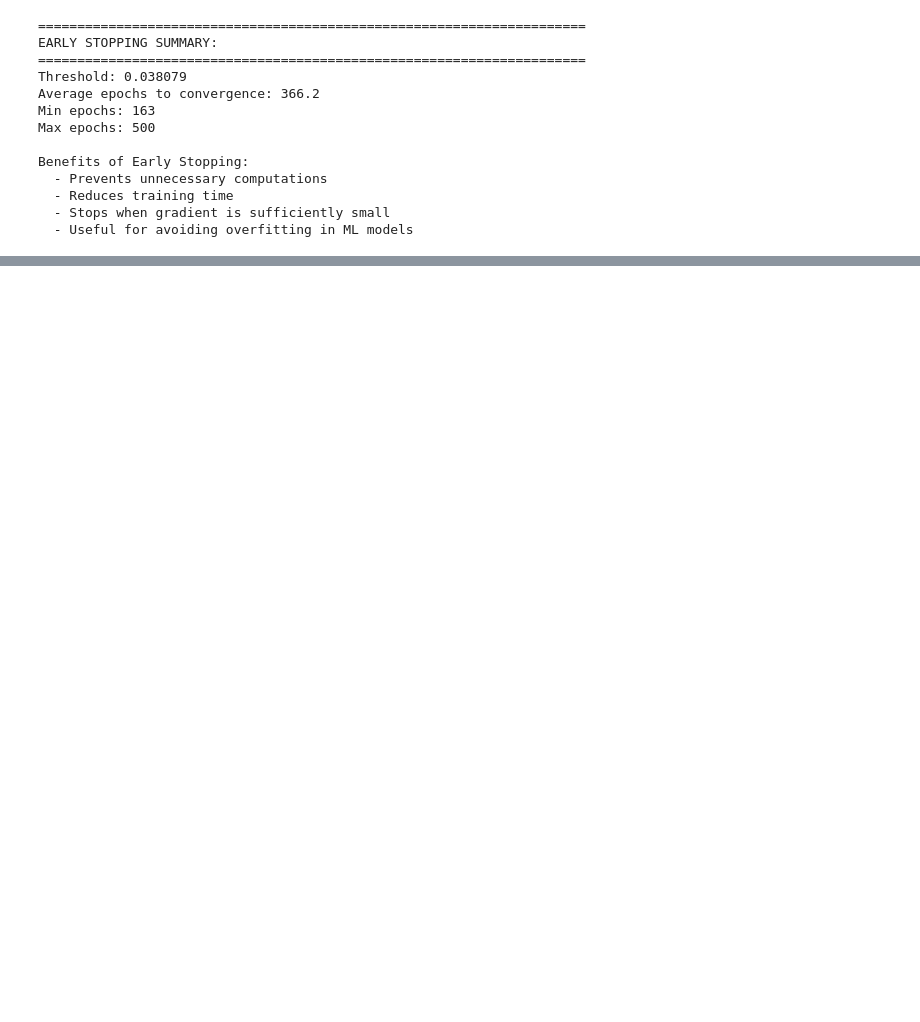
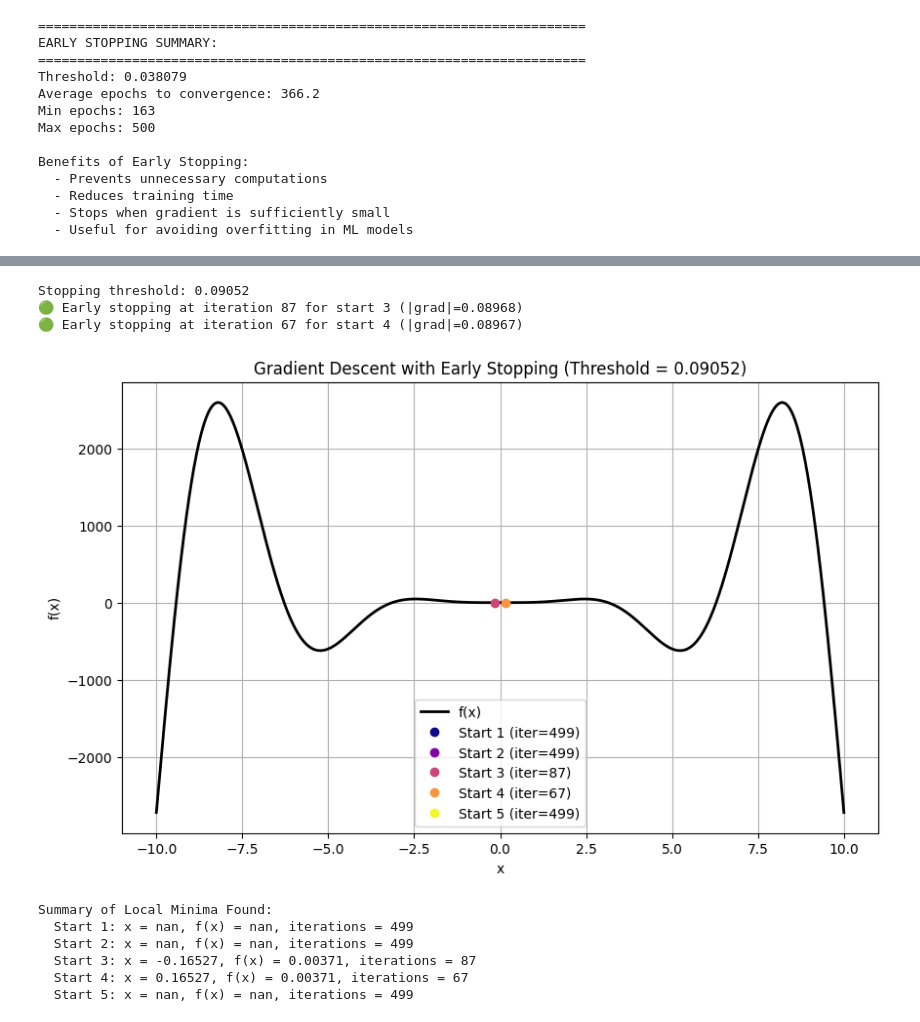
Before and after one commit to jcatillo/Intelligent_Systems, a Jupyter notebook: LESSON_1/ Gradient_Descent/2_Initialization_Effects.ipynb, the cells around one changed output, grey strips where cells are left out. Cells and saved outputs as stored; diff of their text form; code cells hidden in the pictures; blank space fills up the shorter version.

```diff
--- a/LESSON_1/ Gradient_Descent/2_Initialization_Effects.ipynb
+++ b/LESSON_1/ Gradient_Descent/2_Initialization_Effects.ipynb
@@ -608,0 +757,79 @@ Benefits of Early Stopping:
+# %%
+# ======================================
+# Gradient Descent with Early Stopping
+# Function: f(x) = 5x^3 * sin(x)
+# ======================================
+
+import numpy as np
+import matplotlib.pyplot as plt
+
+# Function and derivative definitions
+def f(x):
+    return (5 * x**3) * np.sin(x)
+
+def df(x):
+    return (5 * x**3) * np.cos(x) + (15 * x**2) * np.sin(x)
+
+# Define x range for plotting
+x = np.linspace(-10, 10, 2001)
+
+# Gradient Descent parameters
+learning_rate = 0.01
+training_epochs = 500
+n_starting_points = 5
+
+# Random threshold for early stopping (between 0.05 and 0.15)
+threshold = np.round(np.random.uniform(0.05, 0.15), 5)
+print(f"Stopping threshold: {threshold}")
+
+# Initialize color map
+colors = plt.cm.plasma(np.linspace(0, 1, n_starting_points))
+
+# Storage for results
+localmins = []
+iteration_counts = []
+
+# Gradient Descent with early stopping
+for idx in range(n_starting_points):
+    localmin = np.random.choice(x, 1)[0]
+
+    for i in range(training_epochs):
+        grad = df(localmin)
+        if abs(grad) < threshold:
+            print(f"🟢 Early stopping at iteration {i} for start {idx + 1} (|grad|={abs(grad):.5f})")
+            break
+        localmin = localmin - learning_rate * grad
+
+    localmins.append(localmin)
+    iteration_counts.append(i)
+
+# Plot the function and local minima
+plt.figure(figsize=(10, 6))
+plt.plot(x, f(x), 'k', linewidth=2, label='f(x)')
+
+for idx, localmin in enumerate(localmins):
+    plt.plot(localmin, f(localmin), 'o', color=colors[idx],
+             label=f'Start {idx + 1} (iter={iteration_counts[idx]})')
+
+plt.title(f'Gradient Descent with Early Stopping (Threshold = {threshold})')
+plt.xlabel('x')
+plt.ylabel('f(x)')
+plt.legend()
+plt.grid(True)
+plt.show()
+
+# Print summary of results
+print("\nSummary of Local Minima Found:")
+for idx, localmin in enumerate(localmins):
+    print(f"  Start {idx + 1}: x = {localmin:.5f}, f(x) = {f(localmin):.5f}, iterations = {iteration_counts[idx]}")
+# %% [output]
+Stopping threshold: 0.09052
+🟢 Early stopping at iteration 87 for start 3 (|grad|=0.08968)
+🟢 Early stopping at iteration 67 for start 4 (|grad|=0.08967)
+[figure, added]
+Summary of Local Minima Found:
+  Start 1: x = nan, f(x) = nan, iterations = 499
+  Start 2: x = nan, f(x) = nan, iterations = 499
+  Start 3: x = -0.16527, f(x) = 0.00371, iterations = 87
+  Start 4: x = 0.16527, f(x) = 0.00371, iterations = 67
+  Start 5: x = nan, f(x) = nan, iterations = 499
```
Also changed, not shown: parts of 5 cells of this notebook.
